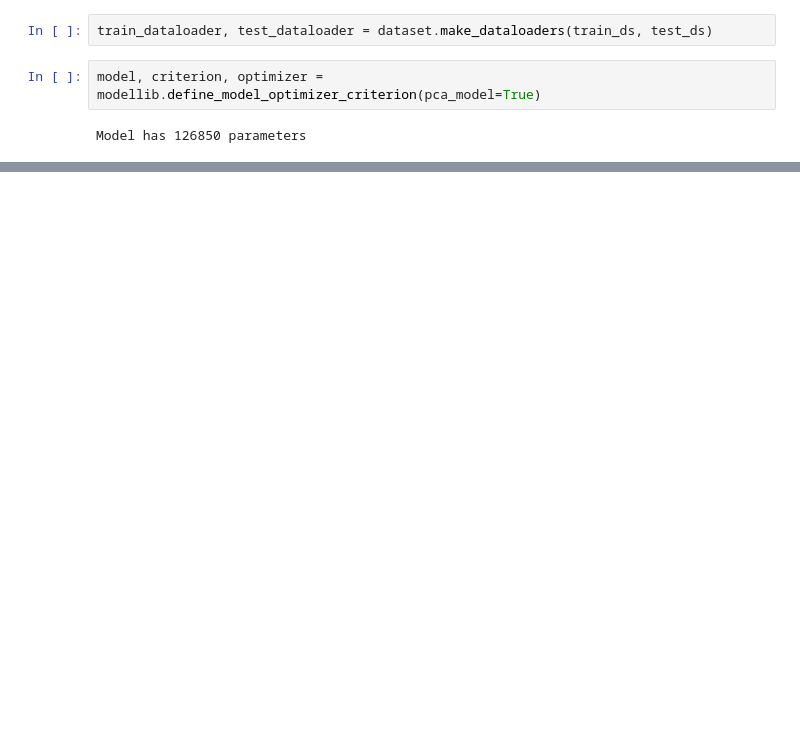
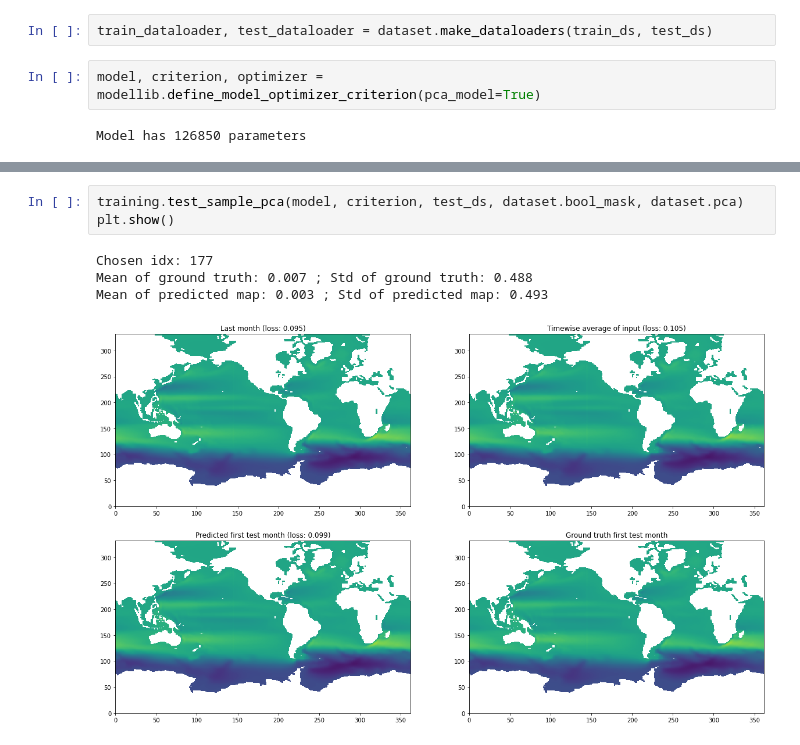
Before and after one commit to Maison-de-la-Simulation/hrmes, a Jupyter notebook: pca.ipynb, the cells around one changed output, grey strips where cells are left out. Drawn from its saved outputs; the diff is of its cells as text; blank space fills up the shorter version.

```diff
--- a/pca.ipynb
+++ b/pca.ipynb
@@ -85,3 +103,11 @@ Final test loss: 0.18688951839727383
+# %%
+training.test_sample_pca(model, criterion, test_ds, dataset.bool_mask, dataset.pca)
+plt.show()
+# %% [output]
+Chosen idx: 177
+Mean of ground truth: 0.007 ; Std of ground truth: 0.488
+Mean of predicted map: 0.003 ; Std of predicted map: 0.493
+[figure, added]
 # %%
 training.test_sample_pca(model, criterion, test_ds, dataset.bool_mask, dataset.pca)
 plt.show()
```
Also changed, not shown: parts of 10 cells of this notebook, 2 other files.
